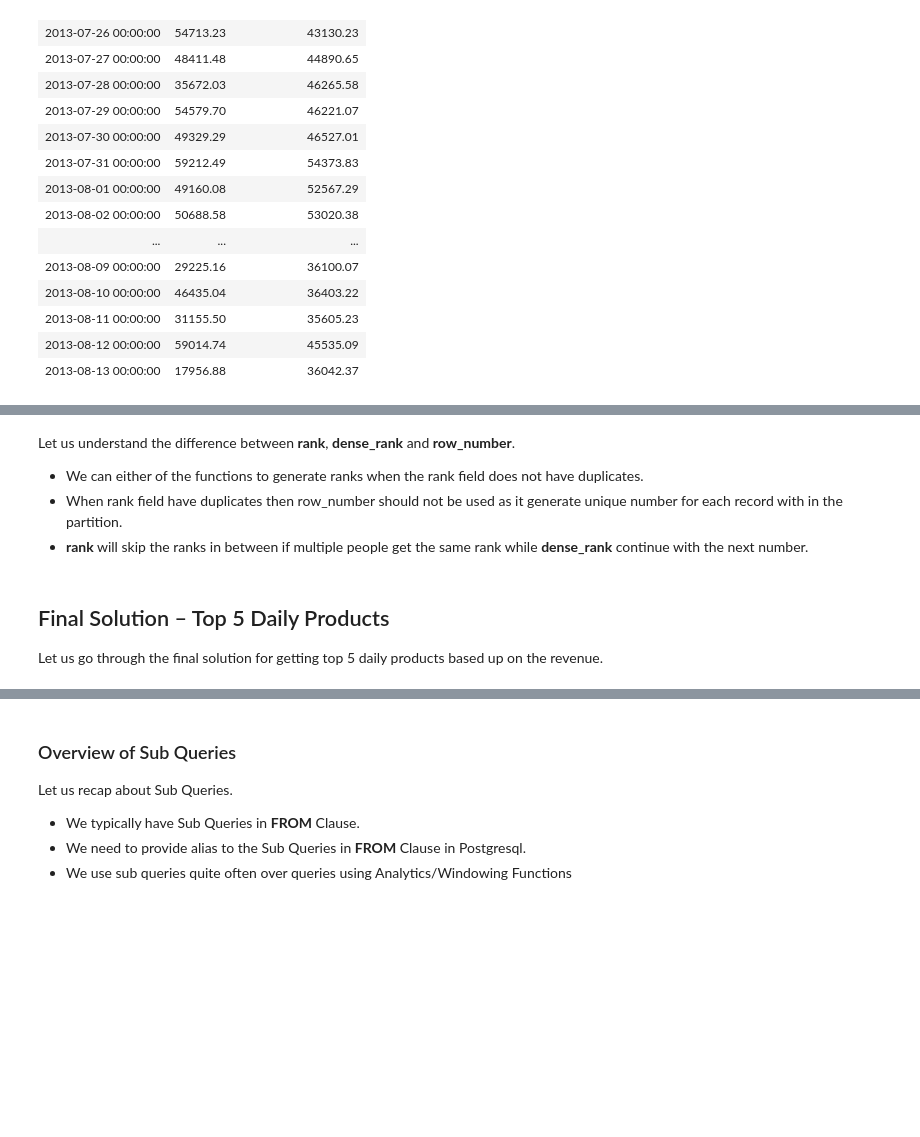
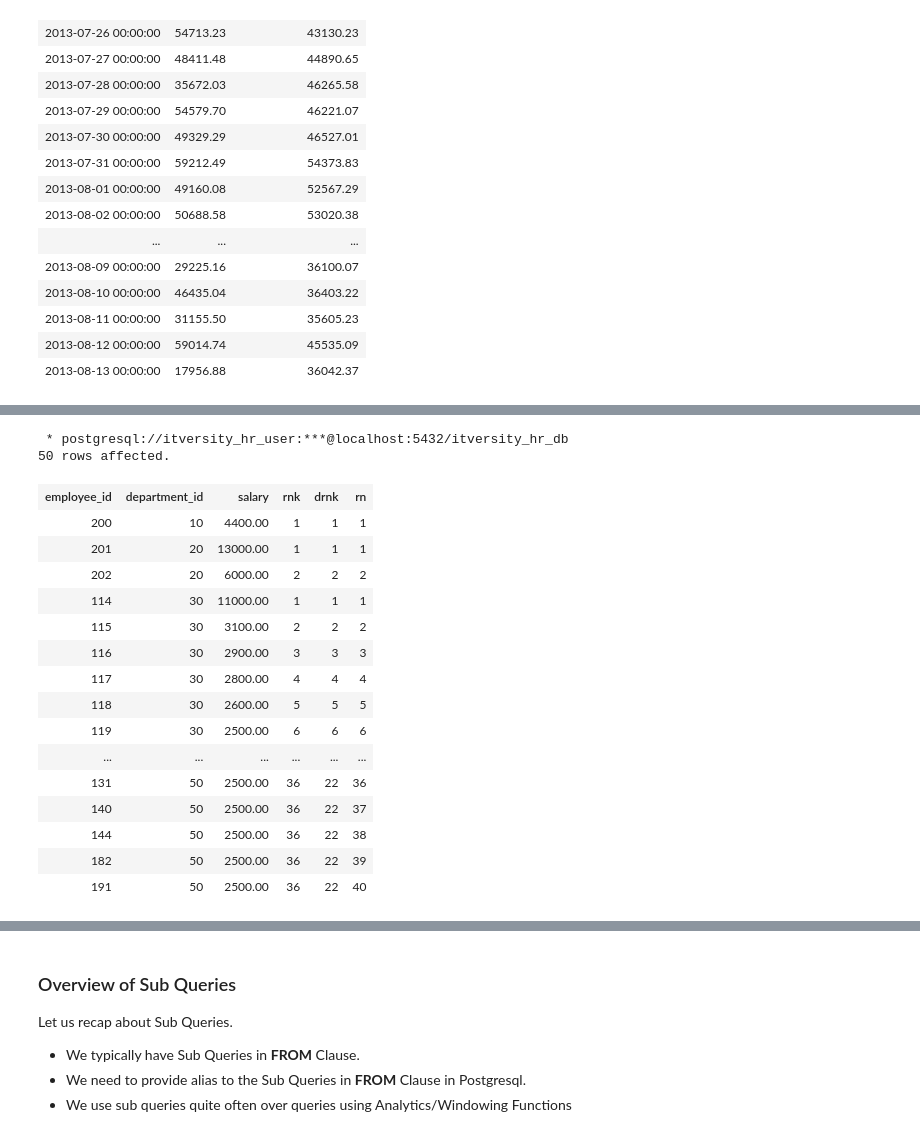
Before and after one commit to itversity/mastering-postgresql, a Jupyter notebook: 07_writing_advanced_sql_queries.ipynb, the cells around one changed output, grey strips where cells are left out. Drawn from its saved outputs; the diff is of its cells as text; code cells hidden in the pictures; blank space fills up the shorter version.

```diff
--- a/07_writing_advanced_sql_queries.ipynb
+++ b/07_writing_advanced_sql_queries.ipynb
@@ -1508,21 +2352,41 @@ Here is another example to assign sparse ranks using employees data set with in
 # %%
 %%sql
 
 SELECT
     employee_id,
     department_id,
     salary,
     rank() OVER (
         PARTITION BY department_id
         ORDER BY salary DESC
       ) rnk,
     dense_rank() OVER (
         PARTITION BY department_id
         ORDER BY salary DESC
       ) drnk,
     row_number() OVER (
         PARTITION BY department_id
-        ORDER BY salary DESC
+        ORDER BY salary DESC, employee_id
       ) rn
 FROM employees
 ORDER BY department_id, salary DESC
+LIMIT 50
+# %% [output]
+ * postgresql://itversity_hr_user:***@localhost:5432/itversity_hr_db
+50 rows affected.
+| employee_id | department_id | salary | rnk | drnk | rn |
+| 200 | 10 | 4400.00 | 1 | 1 | 1 |
+| 201 | 20 | 13000.00 | 1 | 1 | 1 |
+| 202 | 20 | 6000.00 | 2 | 2 | 2 |
+| 114 | 30 | 11000.00 | 1 | 1 | 1 |
+| 115 | 30 | 3100.00 | 2 | 2 | 2 |
+| 116 | 30 | 2900.00 | 3 | 3 | 3 |
+| 117 | 30 | 2800.00 | 4 | 4 | 4 |
+| 118 | 30 | 2600.00 | 5 | 5 | 5 |
+| 119 | 30 | 2500.00 | 6 | 6 | 6 |
+| ... | ... | ... | ... | ... | ... |
+| 131 | 50 | 2500.00 | 36 | 22 | 36 |
+| 140 | 50 | 2500.00 | 36 | 22 | 37 |
+| 144 | 50 | 2500.00 | 36 | 22 | 38 |
+| 182 | 50 | 2500.00 | 36 | 22 | 39 |
+| 191 | 50 | 2500.00 | 36 | 22 | 40 |
@@ -1539,6 +2392,0 @@ FROM employees
-# %% [markdown]
-Let us understand the difference between **rank**, **dense_rank** and **row_number**.
-
-* We can either of the functions to generate ranks when the rank field does not have duplicates.
-* When rank field have duplicates then row_number should not be used as it generate unique number for each record with in the partition.
-* **rank** will skip the ranks in between if multiple people get the same rank while **dense_rank** continue with the next number.
@@ -1565,4 +2392,0 @@ LIMIT 30
-# %% [markdown]
-## Final Solution – Top 5 Daily Products
-
-Let us go through the final solution for getting top 5 daily products based up on the revenue.
```
Also changed, not shown: parts of 185 cells of this notebook.
